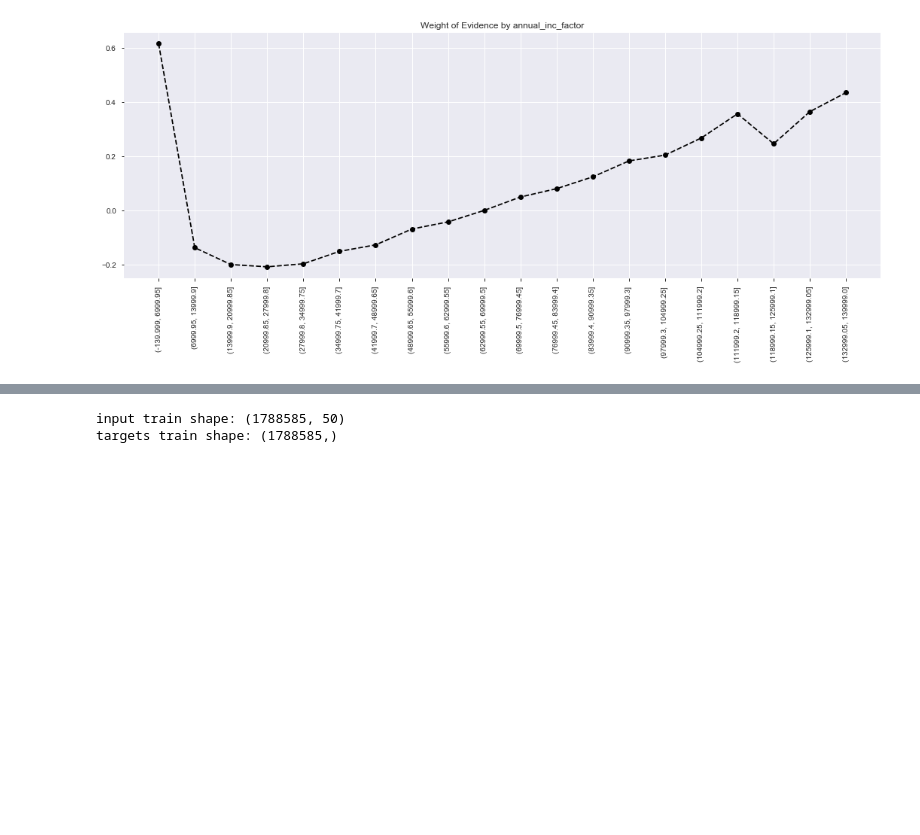
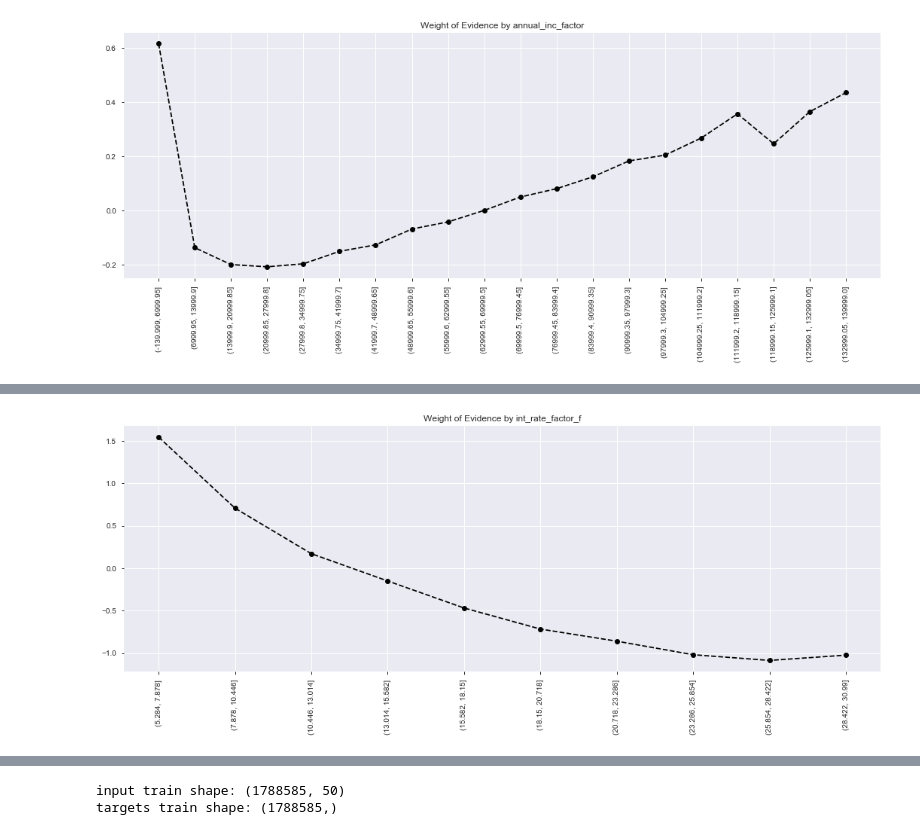
Before and after one commit to fayadabbasi/CreditRisk, a Jupyter notebook: LC_Revised_Workflow.ipynb, the cells around one changed output, grey strips where cells are left out. Saved outputs shown, nothing was run; the diff lists cells and outputs as text; code cells hidden in the pictures; blank space fills up the shorter version.

```diff
--- a/LC_Revised_Workflow.ipynb
+++ b/LC_Revised_Workflow.ipynb
@@ -301,3 +306,8 @@ df_inputs_prepr['annual_inc_factor:4'] = np.where((df_inputs_prepr['annual_inc_f
 df_inputs_prepr['annual_inc_factor:5'] = np.where((df_inputs_prepr['annual_inc_factor'].isin(range(100000,112000))),1,0)
 df_inputs_prepr['annual_inc_factor:6'] = np.where((df_inputs_prepr['annual_inc_factor'].isin(range(112000,126000))),1,0)
 df_inputs_prepr['annual_inc_factor:7'] = np.where((df_inputs_prepr['annual_inc_factor'].isin(range(126000,int(df_inputs_prepr['annual_inc'].max())))),1,0)
+# %%
+df_inputs_prepr['int_rate_factor_f'] = pd.cut(df_inputs_prepr['int_rate_factor'],10)
+# %%
+df_temp = woe_ordered_continuous(df_inputs_prepr,'int_rate_factor_f',df_targets_prepr)
+df_temp
@@ -303,0 +326,4 @@ df_inputs_prepr['annual_inc_factor:7'] = np.where((df_inputs_prepr['annual_inc_f
+# %%
+plot_by_woe(df_temp, 90)
+# %% [output]
+[figure, added]
```
Also changed, not shown: parts of 9 cells of this notebook.
